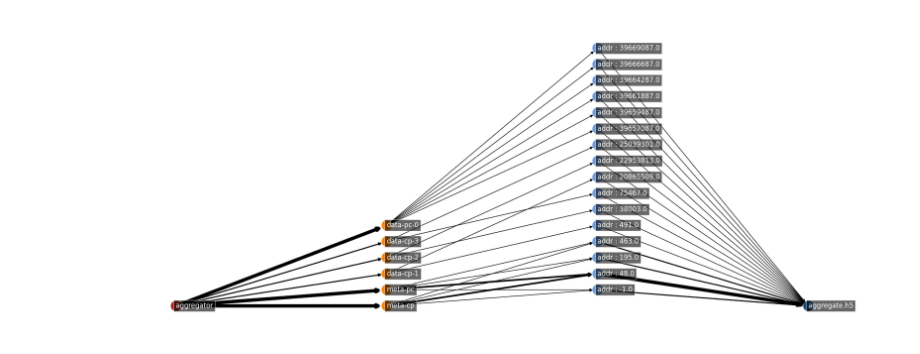
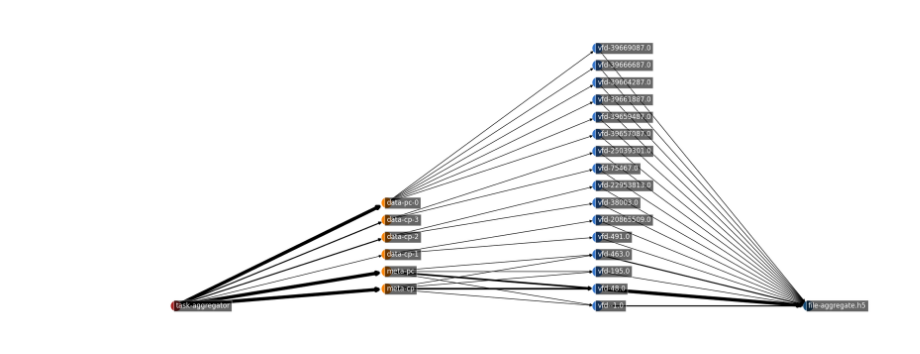
Before and after one commit to candiceT233/local-co-scheduling, a Jupyter notebook: analysis_scripts/VOLVFD_Graph_SimAgg.ipynb, the cells around one changed output. Saved outputs shown, nothing was run; the diff lists cells and outputs as text; code cells hidden in the pictures.

```diff
--- a/analysis_scripts/VOLVFD_Graph_SimAgg.ipynb
+++ b/analysis_scripts/VOLVFD_Graph_SimAgg.ipynb
@@ -222,7 +187,7 @@ def merge_df_sim(dfvol, dfvfd):
 
     df_sim2vol['logical_addr_map'] = df_sim2vol['logical_addr'].astype(int)
 
-    df_vfd2res = dfvfd[['data_label', 'file_name', 'access_size', 'op_type','start_addr']].copy()
+    df_vfd2res = dfvfd[['data_label', 'io_access_idx','file_name', 'access_size', 'op_type','start_addr']].copy()
     # df_vol2res.rename(columns={'start_addr':'logical_addr'}, inplace=True)
     df_vfd2res['start_addr'] = df_vfd2res['start_addr'].fillna(0)
     df_vfd2res['logical_addr_map'] = df_vfd2res['start_addr'].astype(int)
@@ -357,7 +357,7 @@ def apply_map(x,df_vfd2res_data):
 
 
 def merge_df_agg_write(dfvol, dfvfd):
-    df_agg2vol = dfvol[['data_label','dset_name', 'access_size','op_type', 'logical_addr']].copy()
+    df_agg2vol = dfvol[['data_label', 'io_access_idx','dset_name', 'access_size','op_type', 'logical_addr']].copy()
     df_vol2vfd = dfvfd[['data_label', 'io_access_idx', 'file_name', 'access_size', 'start_addr', 'next_addr','op_type']].copy()
 
     # vol map # set 0 for meta
@@ -413,19 +413,29 @@ Index(['data_label_vol', 'dset_name', 'access_size_vol', 'op_type_vol',
 # %%
 # print(df_agg_write_merged[df_agg_write_merged['data_label_vol'].str.match('vol-data-contact_map-1')])
 # print(df_agg_write_merged[df_agg_write_merged['data_label_vol'].str.match('vol-meta-point_cloud')])
 
 df_show = pd.concat([df_agg_write_merged.head(6),df_agg_write_merged.iloc[88:94], df_agg_write_merged.iloc[233:239],df_agg_write_merged.tail(6)])
 
 # 'data_label_vol', 'data_label_vfd', 'logical_addr'
 x_pos = max(nx.get_node_attributes(G_AGG_R,'pos').values())[0]
-G_AGG_W = get_graph(df_show,['data_label_vol', 'logical_addr_vfd'],
-                    source='aggregator', sink='aggregate.h5',
-                    tag='agg_w',x=x_pos,
-                    access_sizes=['access_size_vol','access_size_vfd'])
+
+G_AGG_W = nx.DiGraph()
+
+add_nodes_edges(G_AGG_W, ['aggregator'], list(df_show['data_label_vol']),
+                    list(df_show['io_access_idx_vol']),
+                    x_pos=x_pos, tags=['task','agg_w-vol'])
+x_pos+=1
+add_nodes_edges(G_AGG_W, list(df_show['data_label_vol']), list(df_show['logical_addr_vfd']),
+                    list(df_show['io_access_idx_vfd']),
+                    x_pos=x_pos, tags=['agg_w-vol','agg_w-vfd'])
+x_pos+=1
+add_nodes_edges(G_AGG_W, list(df_show['logical_addr_vfd']), ['aggregate.h5'],
+                    list(df_show['io_access_idx_vfd']),
+                    x_pos=x_pos, tags=['agg_w-vfd','file'])
 
 draw_graph(G_AGG_W,COLOR_MAP,rm_tags=['agg_w'])
 # %% [output]
-[figure, old version]
+[figure, new version]
 # %%
 F1 = nx.compose(G_SIM,G_AGG_R)
 draw_graph(F1,COLOR_MAP,rm_tags=['sim','agg_r'])
```
Also changed, not shown: parts of 11 cells of this notebook, 9 other files.
